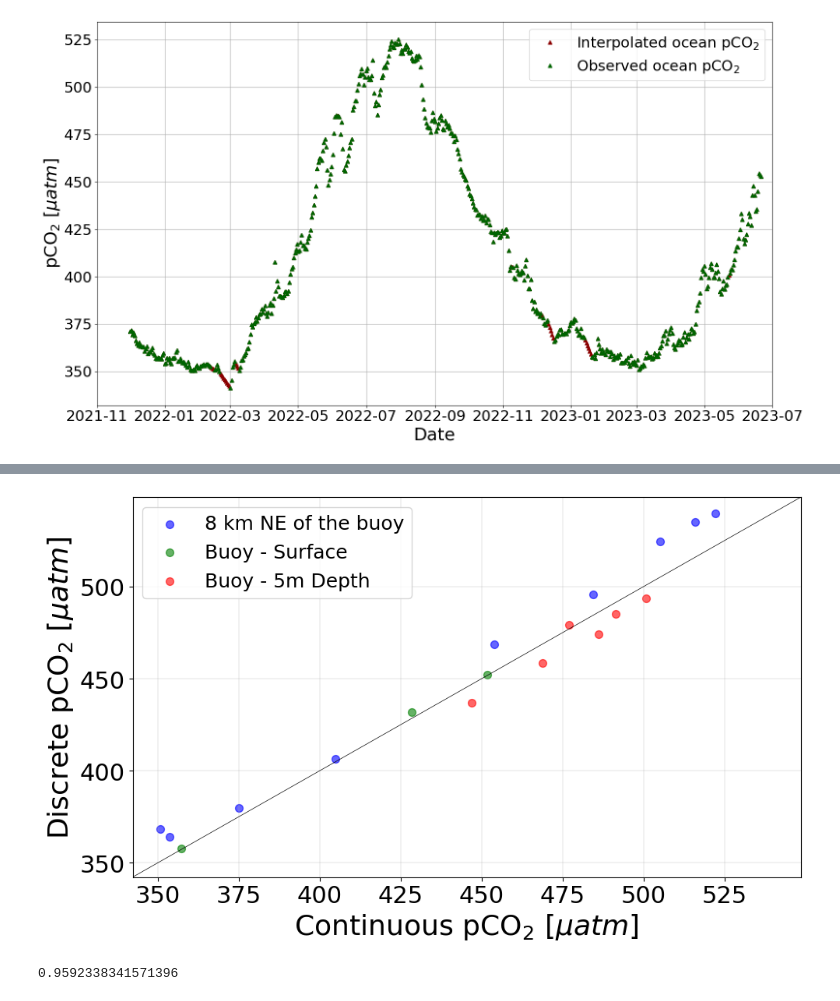
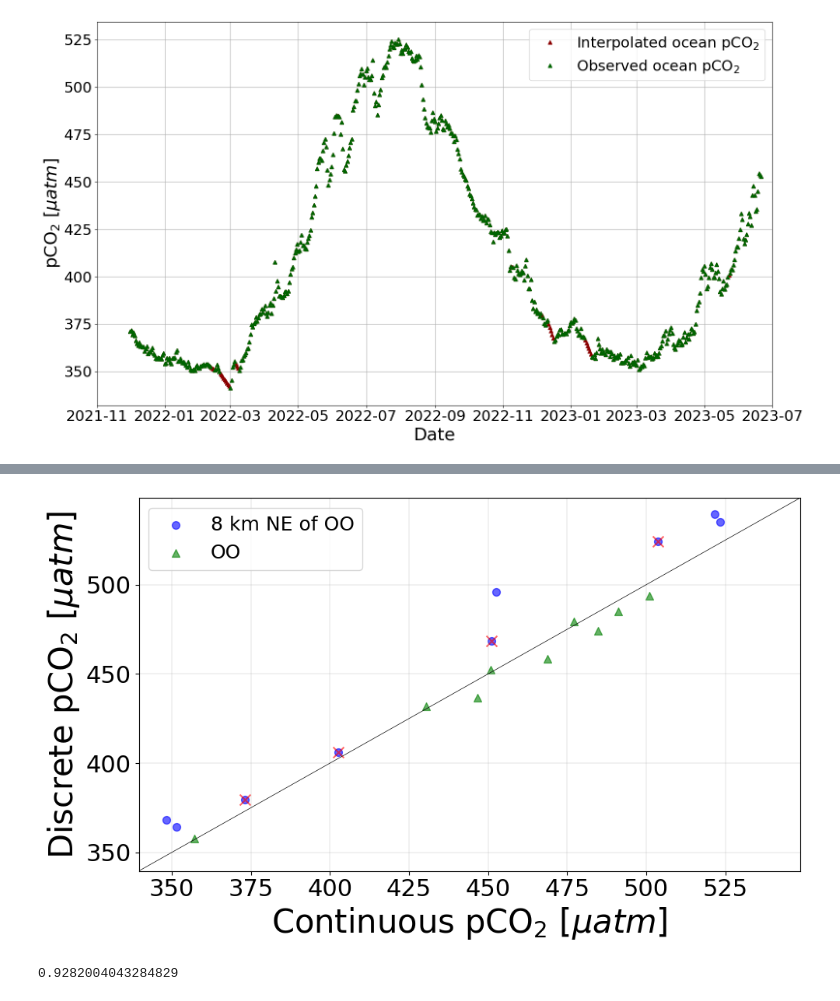
Before and after one commit to El-pecho/mediterranean-fluxes-article, a Jupyter notebook: fluxes_computation_and_plots.ipynb, the cells around one changed output, grey strips where cells are left out. Cells and saved outputs as stored; diff of their text form; code cells hidden in the pictures.

Commit message:
minor changes in colors and discrete samples

```diff
--- a/fluxes_computation_and_plots.ipynb
+++ b/fluxes_computation_and_plots.ipynb
@@ -2173,14 +2173,14 @@ DISCRETE SAMPLES
 ----
 # %%
 #file containing pco2 values from the discrete samples
-file_in = pd.read_csv("", sep= ";", converters = {"data": str, "Orario ut": str})
+file_in = pd.read_csv("./2022-24_pCO2_alkalinity_data_refined.csv", sep= ";", converters = {"data": str, "Orario ut": str})
 
 file_in = file_in.dropna(subset= ["pCO2(uatm)_corr"]).reset_index(drop=True)
 file_in[["pCO2(uatm)_corr", "pCO2(uatm)_CO2Sys"]] = file_in[["pCO2(uatm)_corr", "pCO2(uatm)_CO2Sys"]].astype(float)
 
 
 #I need an empty column for later
-file_in["pco2_mean"] = [0 for i in range(len(file_in))]
+#file_in["pco2_mean"] = [0 for i in range(len(file_in))]
 
 
 #merge date and time
@@ -2196,7 +2196,7 @@ for i in range(len(file_in)):
 file_in["date"] = date
 
 #read pco2 continuous data from above
-pco2 = pd.read_csv("", converters= {"date" : pd.to_datetime})
+pco2 = pd.read_csv("./pco2_2hr_datidiscreti.csv", converters= {"date" : pd.to_datetime})
 
 pco2["pco2_val"] =  pco2.apply(lambda x: x["pco2"].split("+")[0], axis = 1)
 pco2["pco2_val"] = pco2["pco2_val"].astype(float)
@@ -2256,38 +2348,43 @@ boa_5m = file_in.loc[27:32, ["pCO2(uatm)_corr", "pCO2(uatm)_CO2Sys"]].reset_inde
+# %%
+conigli = file_in[file_in["Luogo"] == "Conigli"][["pCO2_mean", "pCO2(uatm)_CO2Sys"]]
+boa = file_in[file_in["Luogo"] == "Boa ENEA"][["pCO2_mean", "pCO2(uatm)_CO2Sys"]]
+
+#I also want to identify the values corresponding to the period in which there was the issue with pco2 measurements related to the zero-level measurements (i.e., from 11 March to 3 July 2022)
+no_zero_values = file_in[((file_in["date"] >= dt.datetime(2022,3,11)) & (file_in["date"]<= dt.datetime(2022,7,3)))][["pCO2_mean", "pCO2(uatm)_CO2Sys"]]
 # %%
 
-# Scatter plot per ciascun dataset con colori e label specifici
 plt.figure(figsize=(10, 6))
 ax = plt.axes()
 
 
-plt.scatter(conigli["pCO2(uatm)_corr"], conigli["pCO2(uatm)_CO2Sys"], s= 50, color="blue", label="8 km NE of the buoy", alpha=0.6)
-plt.scatter(boa_srfc["pCO2(uatm)_corr"], boa_srfc["pCO2(uatm)_CO2Sys"], s= 50, color="green", label="Buoy - Surface", alpha=0.6)
-plt.scatter(boa_5m["pCO2(uatm)_corr"], boa_5m["pCO2(uatm)_CO2Sys"], s=50, color="red", label="Buoy - 5m Depth", alpha=0.6)
+plt.scatter(conigli["pCO2_mean"], conigli["pCO2(uatm)_CO2Sys"], s= 50, color="blue", label="8 km NE of OO", alpha=0.6)
+plt.scatter(no_zero_values["pCO2_mean"], no_zero_values["pCO2(uatm)_CO2Sys"], marker = "x", s=100, color="red", alpha=0.6)
+plt.scatter(boa["pCO2_mean"], boa["pCO2(uatm)_CO2Sys"], s= 50, marker = "^", color="green", label="OO", alpha=0.6)
 
-# Aggiunta di titolo e label per gli assi
-#plt.title("Comparison of pCO2 Measurements Across Locations and Depths")
-plt.xlabel(r"Continuous pCO$_2$ $\left[\mu atm\right]$", fontsize = 26)
-plt.ylabel(r"Discrete pCO$_2$ $\left[\mu atm\right]$", fontsize = 26)
+
+
+plt.xlabel(r"Continuous pCO$_2$ $\left[\mu atm\right]$", fontsize = 30)
+plt.ylabel(r"Discrete pCO$_2$ $\left[\mu atm\right]$", fontsize = 30)
 
 min_value = np.min([ax.get_xlim()[0], ax.get_ylim()[0]])
 max_value = np.max([ax.get_xlim()[1], ax.get_ylim()[1]])
 plt.tick_params(axis='both', which='both', labelsize=22)
 
 
+#for diagonal
 ax.plot([min_value, max_value], [min_value, max_value], color = "black", linewidth = .5)
 
-#setto i limiti uguali in modo che la diaognale 1:1 sia quadrata
 ax.set_xlim(min_value, max_value)
 ax.set_ylim(min_value, max_value)
 
 plt.grid(lw = 0.25)
 
 
-# Aggiunta della legenda
 plt.legend(fontsize = 18)
 plt.tight_layout()
 
-# Mostra il grafico
+plt.savefig("./Figure2.jpg", format = "jpg")
+
 plt.show()
 # %% [output]
-[figure, old version]
+[figure, new version]
@@ -2296,6 +2391,6 @@ discrete = pd.concat([conigli, boa_srfc, boa_5m])
 # %%
 from sklearn.metrics import  r2_score
-r2_discrete = r2_score(discrete["pCO2(uatm)_corr"], discrete["pCO2(uatm)_CO2Sys"])
+r2_discrete = r2_score(file_in["pCO2_mean"], file_in["pCO2(uatm)_CO2Sys"])
 print(r2_discrete)
 # %% [output]
-0.9592338341571396
+0.9282004043284829
```
Also changed, not shown: parts of 6 cells of this notebook.
